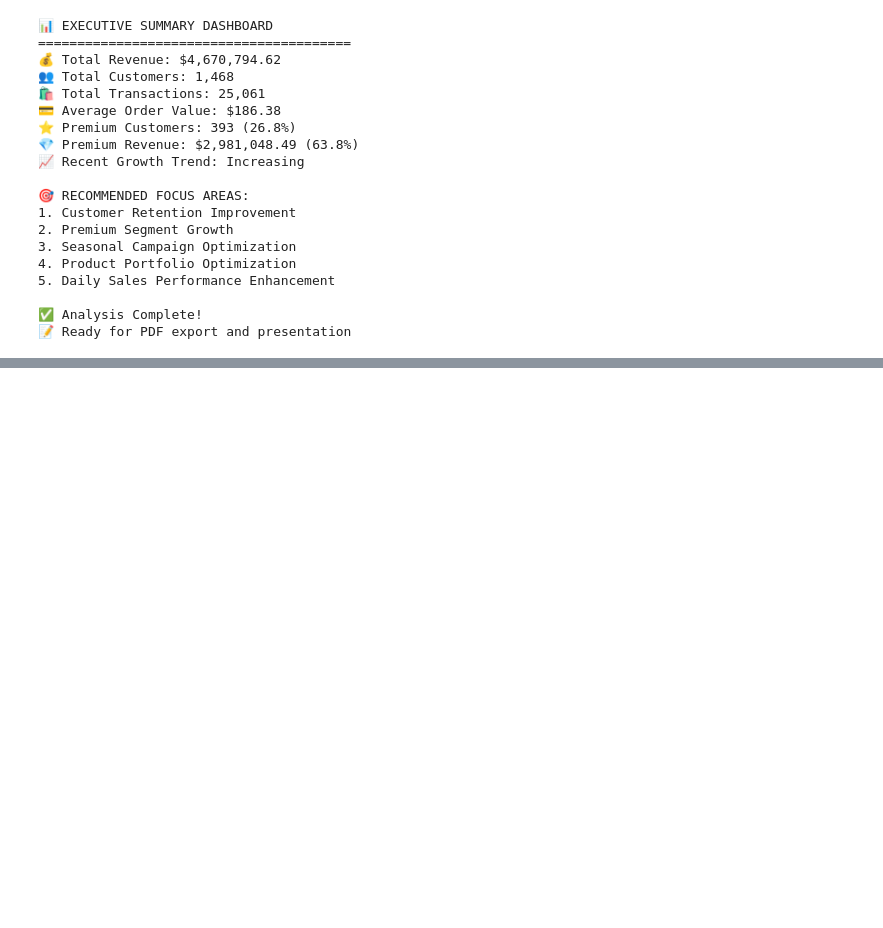
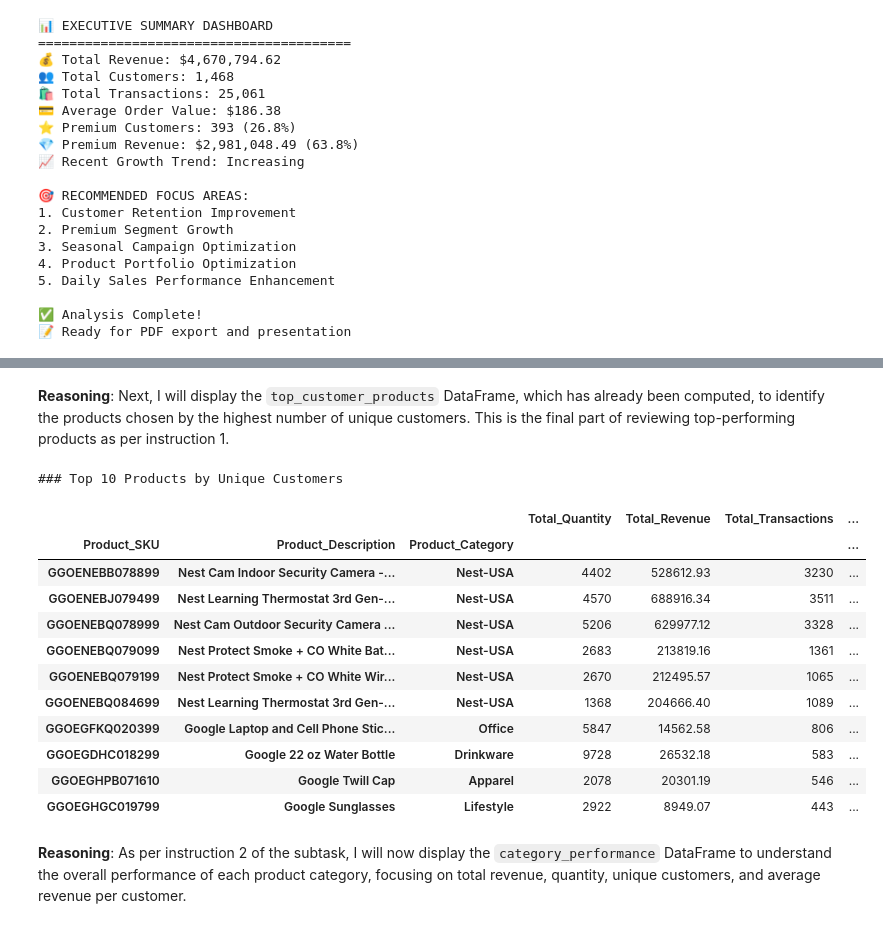
Before and after one commit to Shivappa/AIML, a Jupyter notebook: AI-Business-Case-Study-1/Ecommerce_Marketing_Sales_Analysis.ipynb, the cells around one changed output, grey strips where cells are left out. Saved outputs shown, nothing was run; the diff lists cells and outputs as text; code cells hidden in the pictures; blank space fills up the shorter version.

```diff
--- a/AI-Business-Case-Study-1/Ecommerce_Marketing_Sales_Analysis.ipynb
+++ b/AI-Business-Case-Study-1/Ecommerce_Marketing_Sales_Analysis.ipynb
@@ -1114,0 +1297,23 @@ print("📝 Ready for PDF export and presentation")
+# %% [markdown]
+**Reasoning**:
+Next, I will display the `top_customer_products` DataFrame, which has already been computed, to identify the products chosen by the highest number of unique customers. This is the final part of reviewing top-performing products as per instruction 1.
+# %%
+print("### Top 10 Products by Unique Customers")
+top_customer_products
+# %% [output]
+### Top 10 Products by Unique Customers
+|  |  |  | Total_Quantity | Total_Revenue | Total_Transactions | ... |
+| Product_SKU | Product_Description | Product_Category |  |  |  | ... |
+| GGOENEBB078899 | Nest Cam Indoor Security Camera -... | Nest-USA | 4402 | 528612.93 | 3230 | ... |
+| GGOENEBJ079499 | Nest Learning Thermostat 3rd Gen-... | Nest-USA | 4570 | 688916.34 | 3511 | ... |
+| GGOENEBQ078999 | Nest Cam Outdoor Security Camera ... | Nest-USA | 5206 | 629977.12 | 3328 | ... |
+| GGOENEBQ079099 | Nest Protect Smoke + CO White Bat... | Nest-USA | 2683 | 213819.16 | 1361 | ... |
+| GGOENEBQ079199 | Nest Protect Smoke + CO White Wir... | Nest-USA | 2670 | 212495.57 | 1065 | ... |
+| GGOENEBQ084699 | Nest Learning Thermostat 3rd Gen-... | Nest-USA | 1368 | 204666.40 | 1089 | ... |
+| GGOEGFKQ020399 | Google Laptop and Cell Phone Stic... | Office | 5847 | 14562.58 | 806 | ... |
+| GGOEGDHC018299 | Google 22 oz Water Bottle | Drinkware | 9728 | 26532.18 | 583 | ... |
+| GGOEGHPB071610 | Google Twill Cap | Apparel | 2078 | 20301.19 | 546 | ... |
+| GGOEGHGC019799 | Google Sunglasses | Lifestyle | 2922 | 8949.07 | 443 | ... |
+# %% [markdown]
+**Reasoning**:
+As per instruction 2 of the subtask, I will now display the `category_performance` DataFrame to understand the overall performance of each product category, focusing on total revenue, quantity, unique customers, and average revenue per customer.
```
Also changed, not shown: parts of 61 cells of this notebook.
